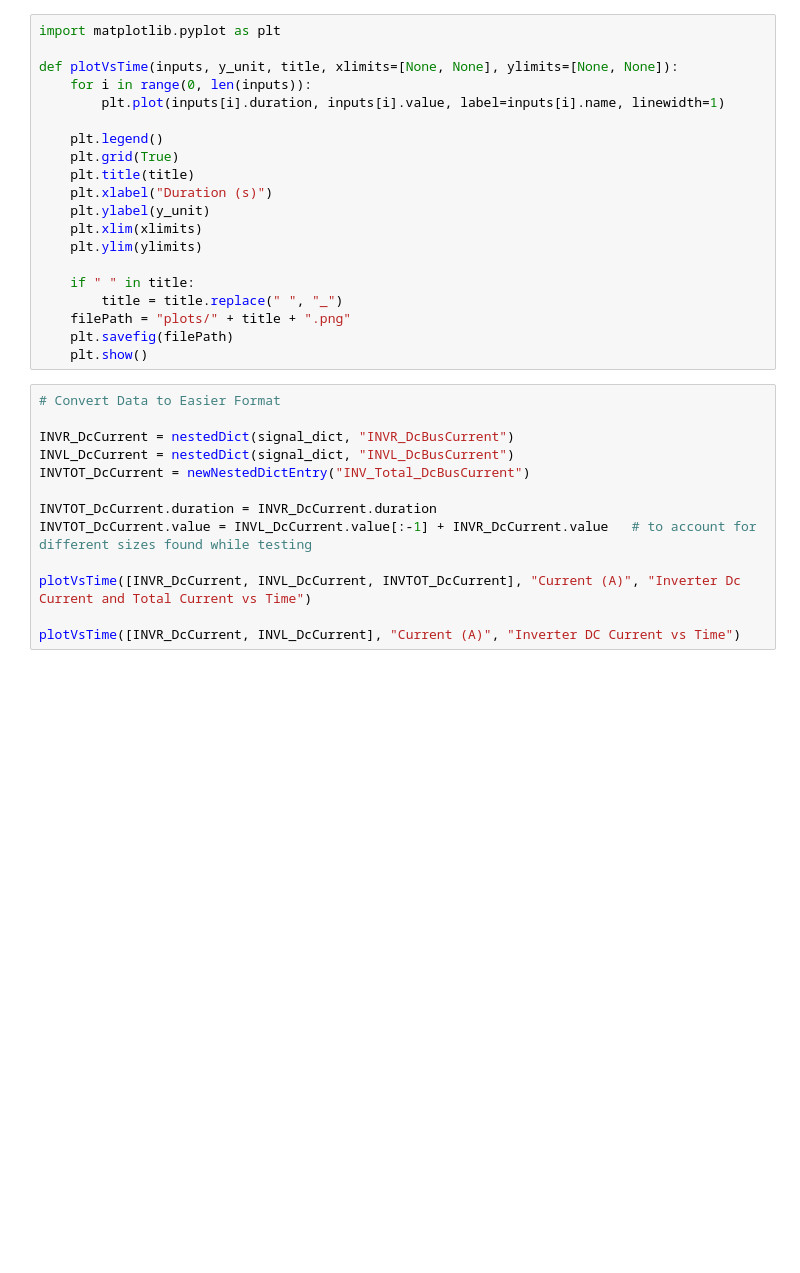
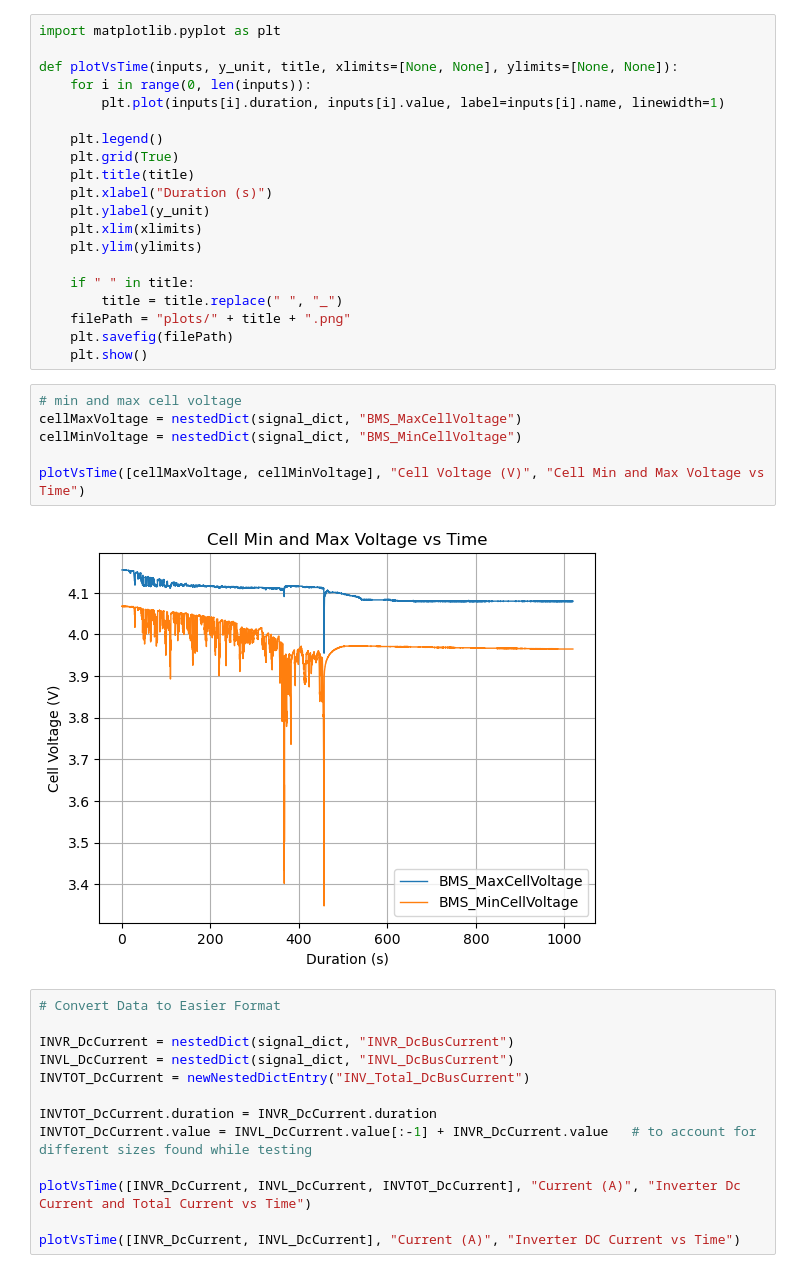
Before and after one commit to UBCFormulaElectric/LapSim, a Jupyter notebook: validation/clean_comp_data.ipynb, the cells around one changed output. Saved outputs shown, nothing was run; the diff lists cells and outputs as text; blank space fills up the shorter version.

```diff
--- a/validation/clean_comp_data.ipynb
+++ b/validation/clean_comp_data.ipynb
@@ -105,6 +105,14 @@ def plotVsTime(inputs, y_unit, title, xlimits=[None, None], ylimits=[None, None]
     filePath = "plots/" + title + ".png"
     plt.savefig(filePath)
     plt.show()
+# %%
+# min and max cell voltage
+cellMaxVoltage = nestedDict(signal_dict, "BMS_MaxCellVoltage")
+cellMinVoltage = nestedDict(signal_dict, "BMS_MinCellVoltage")
+
+plotVsTime([cellMaxVoltage, cellMinVoltage], "Cell Voltage (V)", "Cell Min and Max Voltage vs Time")
+# %% [output]
+[figure, added]
 # %%
 # Convert Data to Easier Format
 
```
Also changed, not shown: 30 other files.
